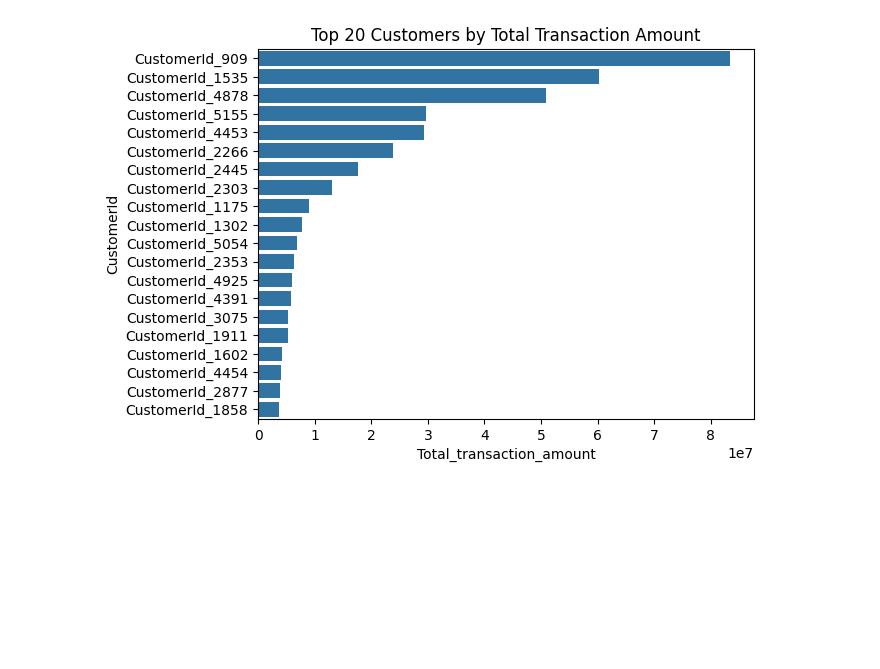
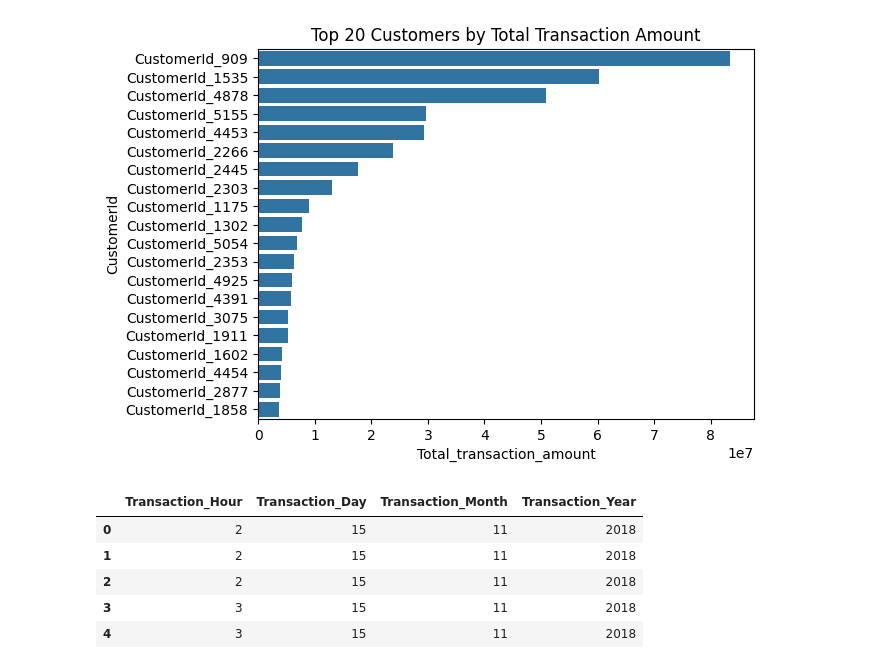
Before and after one commit to Endekalu777/Credit_scoring_model, a Jupyter notebook: notebooks/feature_engineering.ipynb, the cells around one changed output. Drawn from its saved outputs; the diff is of its cells as text; code cells hidden in the pictures; blank space fills up the shorter version.

```diff
--- a/notebooks/feature_engineering.ipynb
+++ b/notebooks/feature_engineering.ipynb
@@ -34,3 +34,12 @@ analysis.aggregate_features()
 | 3 | CustomerId_1002 | 4225.0 | 384.090909 | 11 | 560.498966 |
 | 4 | CustomerId_1003 | 20000.0 | 3333.333333 | 6 | 6030.478146 |
 [figure]
+# %%
+analysis.extract_features()
+# %% [output]
+|  | Transaction_Hour | Transaction_Day | Transaction_Month | Transaction_Year |
+| 0 | 2 | 15 | 11 | 2018 |
+| 1 | 2 | 15 | 11 | 2018 |
+| 2 | 2 | 15 | 11 | 2018 |
+| 3 | 3 | 15 | 11 | 2018 |
+| 4 | 3 | 15 | 11 | 2018 |
```
Also changed, not shown: 1 other file.
